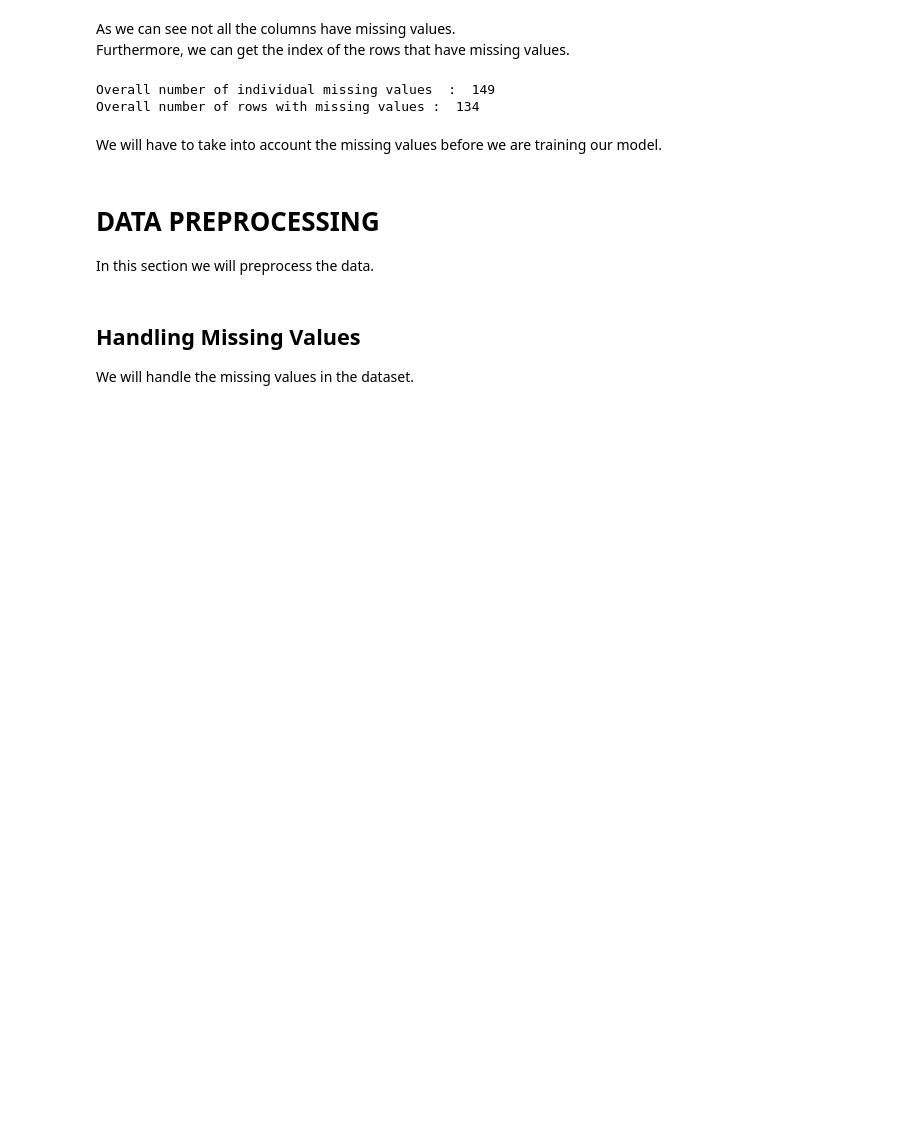
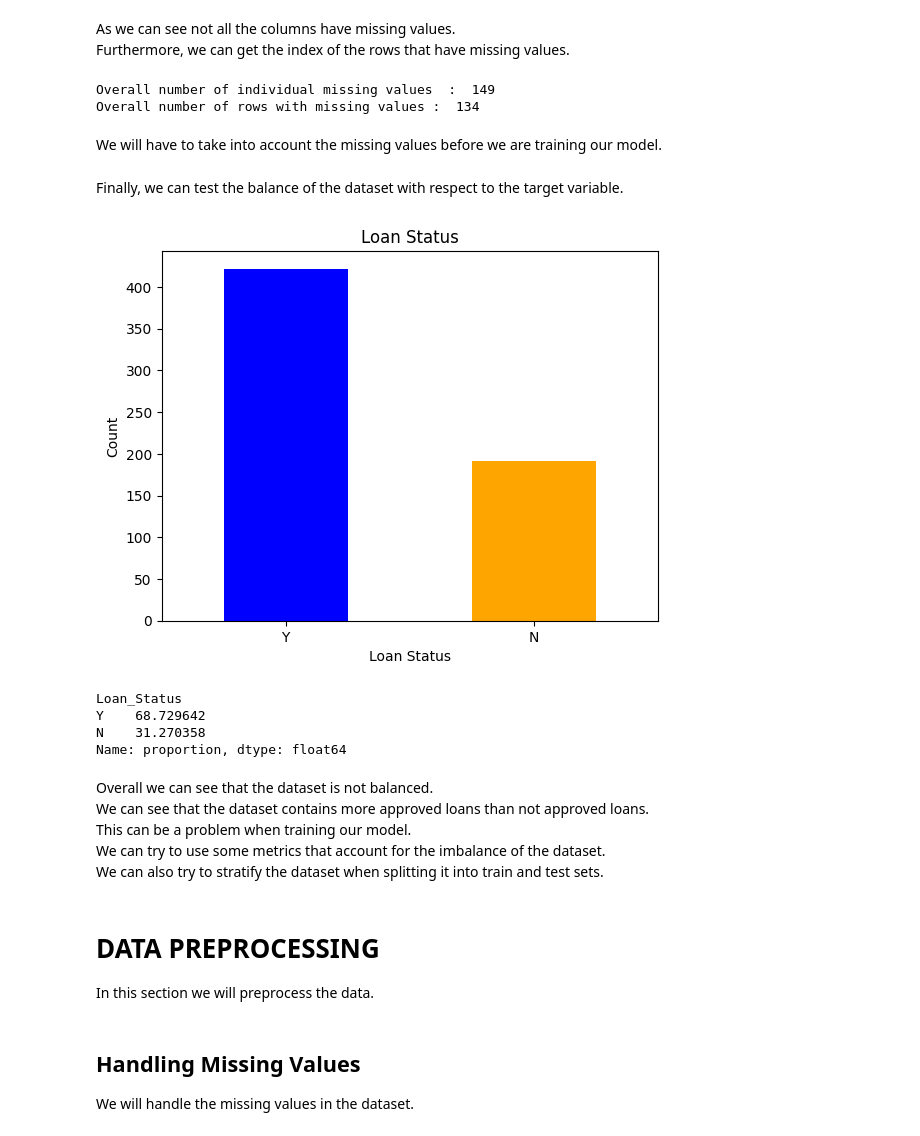
Before and after one commit to Nuzz23/KaggleChallenges, a Jupyter notebook: FinancialLoanApproval/sol.ipynb, the cells around one changed output. Saved outputs shown, nothing was run; the diff lists cells and outputs as text; code cells hidden in the pictures; blank space fills up the shorter version.

```diff
--- a/FinancialLoanApproval/sol.ipynb
+++ b/FinancialLoanApproval/sol.ipynb
@@ -159,6 +169,29 @@ Overall number of individual missing values  :  149
 Overall number of rows with missing values :  134
 # %% [markdown]
 We will have to take into account the missing values before we are training our model. <br>
+# %% [markdown]
+Finally, we can test the balance of the dataset with respect to the target variable. <br>
+# %%
+df['Loan_Status'].value_counts().plot(kind='bar', color=['blue', 'orange'])
+plt.title('Loan Status')
+plt.xlabel('Loan Status')
+plt.ylabel('Count')
+plt.xticks(rotation=0)
+plt.show()
+
+df['Loan_Status'].value_counts(normalize=True)*100
+# %% [output]
+[figure, added]
+Loan_Status
+Y    68.729642
+N    31.270358
+Name: proportion, dtype: float64
+# %% [markdown]
+Overall we can see that the dataset is not balanced. <br>
+We can see that the dataset contains more approved loans than not approved loans. <br>
+This can be a problem when training our model. <br>
+We can try to use some metrics that account for the imbalance of the dataset. <br>
+We can also try to stratify the dataset when splitting it into train and test sets. <br>
 # %% [markdown]
 # <b>DATA PREPROCESSING</b>
 In this section we will preprocess the data. <br>
```
Also changed, not shown: parts of 16 cells of this notebook.
